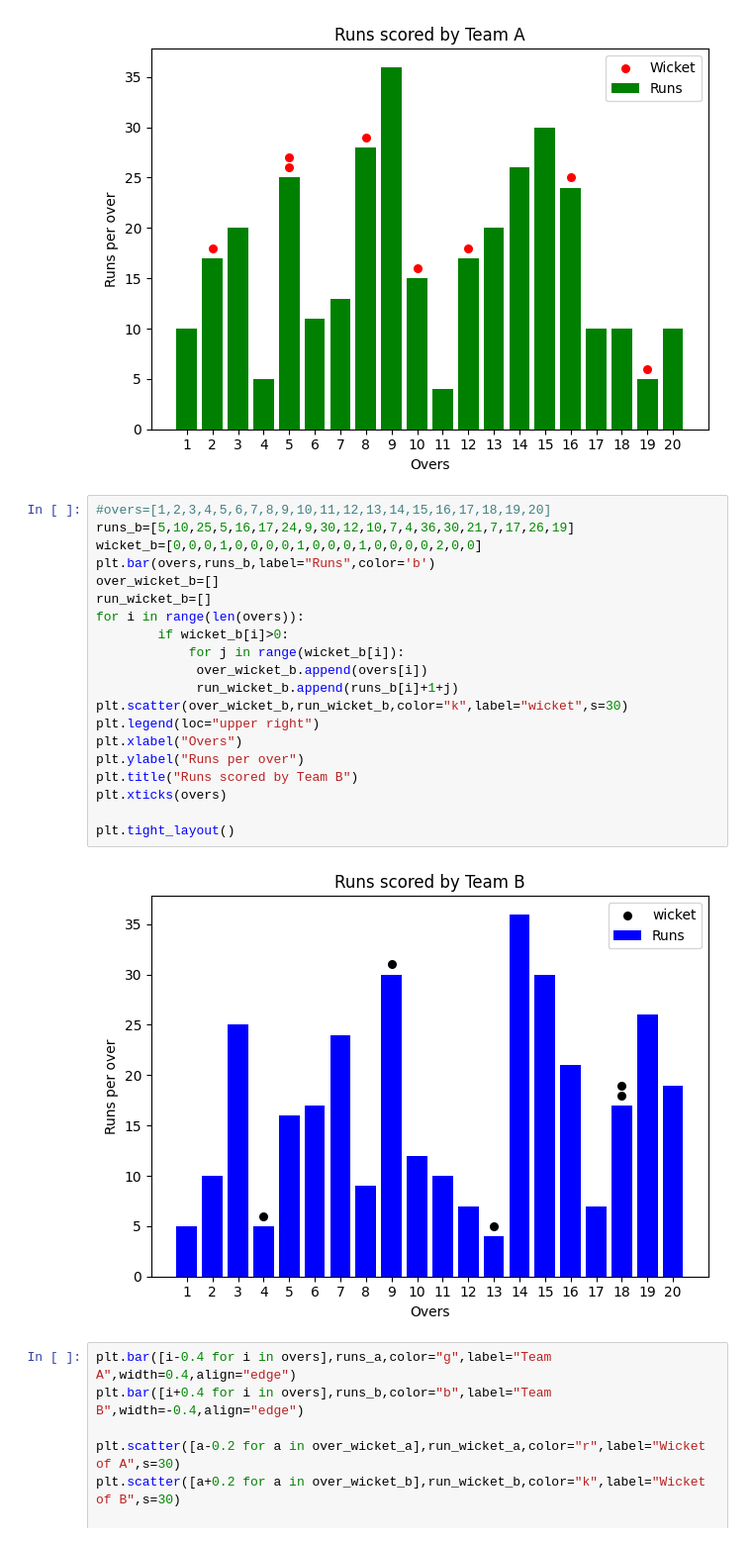
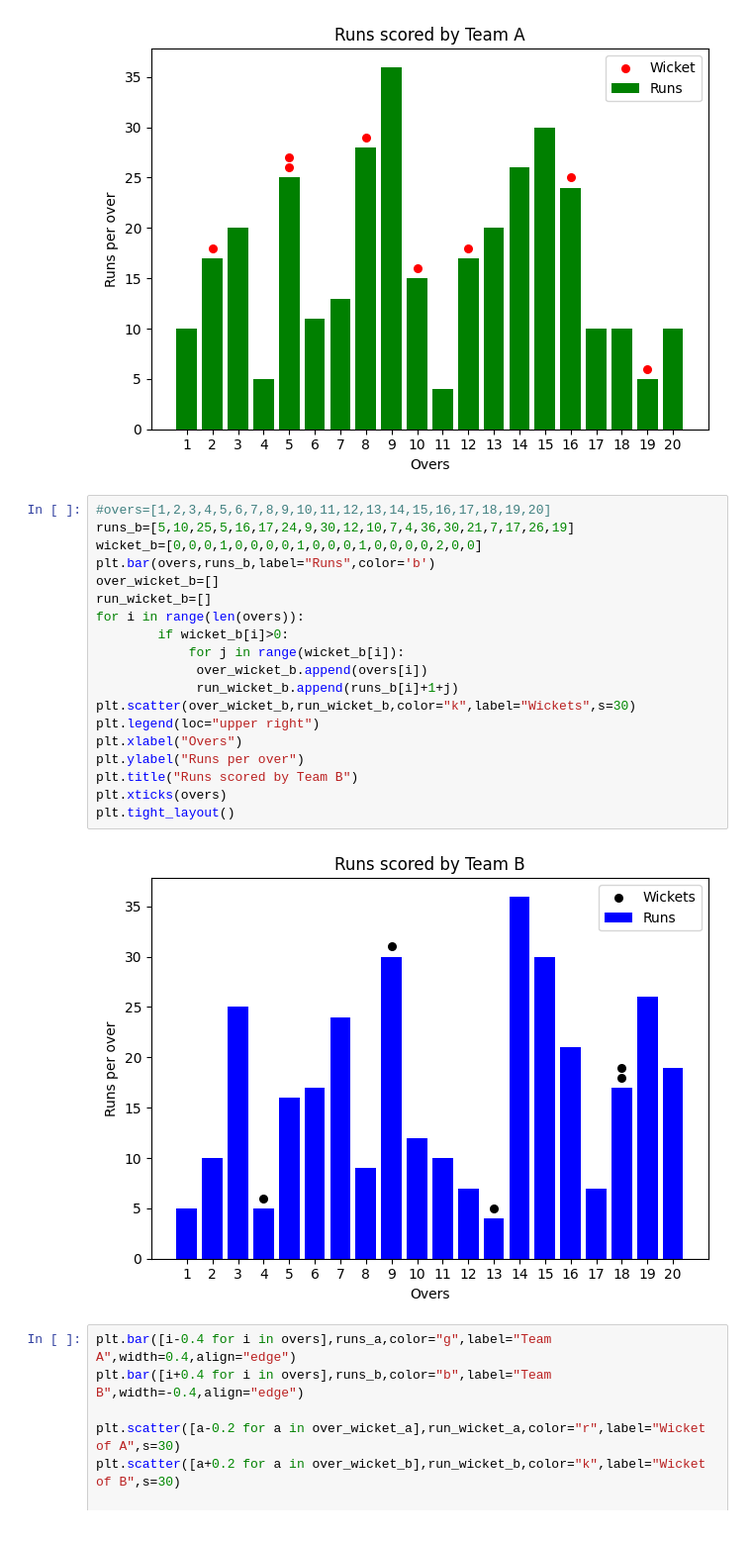
Before and after one commit to athira-1311/ML, a Jupyter notebook: KNN/cricket_score.ipynb, the cells around one changed output. Shown at 99% size. Drawn from its saved outputs; the diff is of its cells as text.

```diff
--- a/KNN/cricket_score.ipynb
+++ b/KNN/cricket_score.ipynb
@@ -47,25 +23,24 @@ plt.tight_layout()
 # %%
 #overs=[1,2,3,4,5,6,7,8,9,10,11,12,13,14,15,16,17,18,19,20]
 runs_b=[5,10,25,5,16,17,24,9,30,12,10,7,4,36,30,21,7,17,26,19]
 wicket_b=[0,0,0,1,0,0,0,0,1,0,0,0,1,0,0,0,0,2,0,0]
 plt.bar(overs,runs_b,label="Runs",color='b')
 over_wicket_b=[]
 run_wicket_b=[]
 for i in range(len(overs)):
         if wicket_b[i]>0:
             for j in range(wicket_b[i]):
              over_wicket_b.append(overs[i])
              run_wicket_b.append(runs_b[i]+1+j)
-plt.scatter(over_wicket_b,run_wicket_b,color="k",label="wicket",s=30)
+plt.scatter(over_wicket_b,run_wicket_b,color="k",label="Wickets",s=30)
 plt.legend(loc="upper right")
 plt.xlabel("Overs")
 plt.ylabel("Runs per over")
 plt.title("Runs scored by Team B")
 plt.xticks(overs)
-
 plt.tight_layout()
 # %% [output]
-[figure, old version]
+[figure, new version]
 # %%
 plt.bar([i-0.4 for i in overs],runs_a,color="g",label="Team A",width=0.4,align="edge")
 plt.bar([i+0.4 for i in overs],runs_b,color="b",label="Team B",width=-0.4,align="edge")
```
Also changed, not shown: parts of 3 cells of this notebook, 1 other file.
